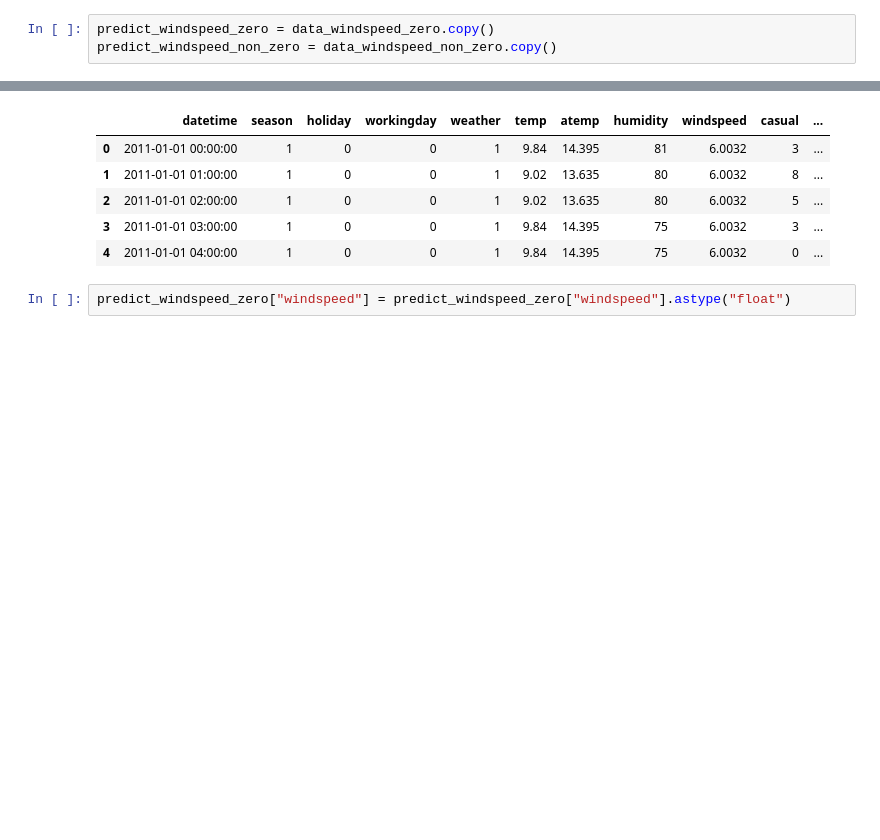
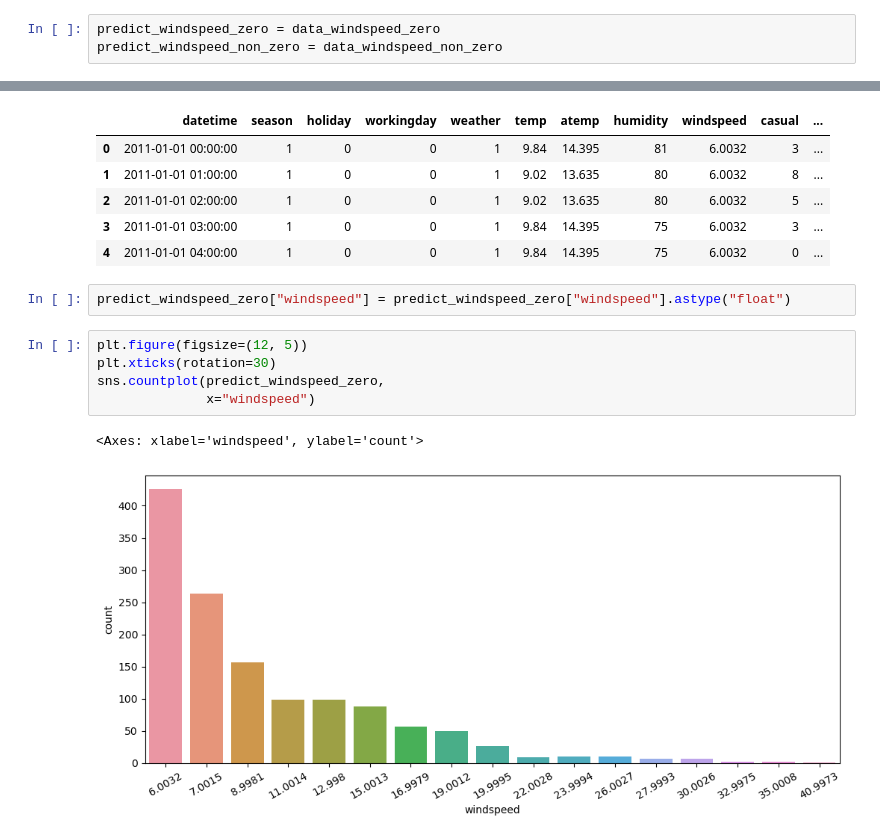
Before and after one commit to byulrim/KaggleExercise, a Jupyter notebook: bike_sharing_demand-ensemble_model.ipynb, the cells around one changed output, grey strips where cells are left out. Cells and saved outputs as stored; diff of their text form; blank space fills up the shorter version.

```diff
--- a/bike_sharing_demand-ensemble_model.ipynb
+++ b/bike_sharing_demand-ensemble_model.ipynb
@@ -216,8 +216,8 @@ len(windspeed_predict)
 # %% [output]
 1313
 # %%
-predict_windspeed_zero = data_windspeed_zero.copy()
-predict_windspeed_non_zero = data_windspeed_non_zero.copy()
+predict_windspeed_zero = data_windspeed_zero
+predict_windspeed_non_zero = data_windspeed_non_zero
 # %%
 predict_windspeed_zero.head()
 # %% [output]
@@ -248,3 +248,11 @@ predict_windspeed_zero.head()
 | 4 | 2011-01-01 04:00:00 | 1 | 0 | 0 | 1 | 9.84 | 14.395 | 75 | 6.0032 | 0 | ... |
 # %%
 predict_windspeed_zero["windspeed"] = predict_windspeed_zero["windspeed"].astype("float")
+# %%
+plt.figure(figsize=(12, 5))
+plt.xticks(rotation=30)
+sns.countplot(predict_windspeed_zero,
+              x="windspeed")
+# %% [output]
+<Axes: xlabel='windspeed', ylabel='count'>
+[figure, added]
```
Also changed, not shown: parts of 27 cells of this notebook.
